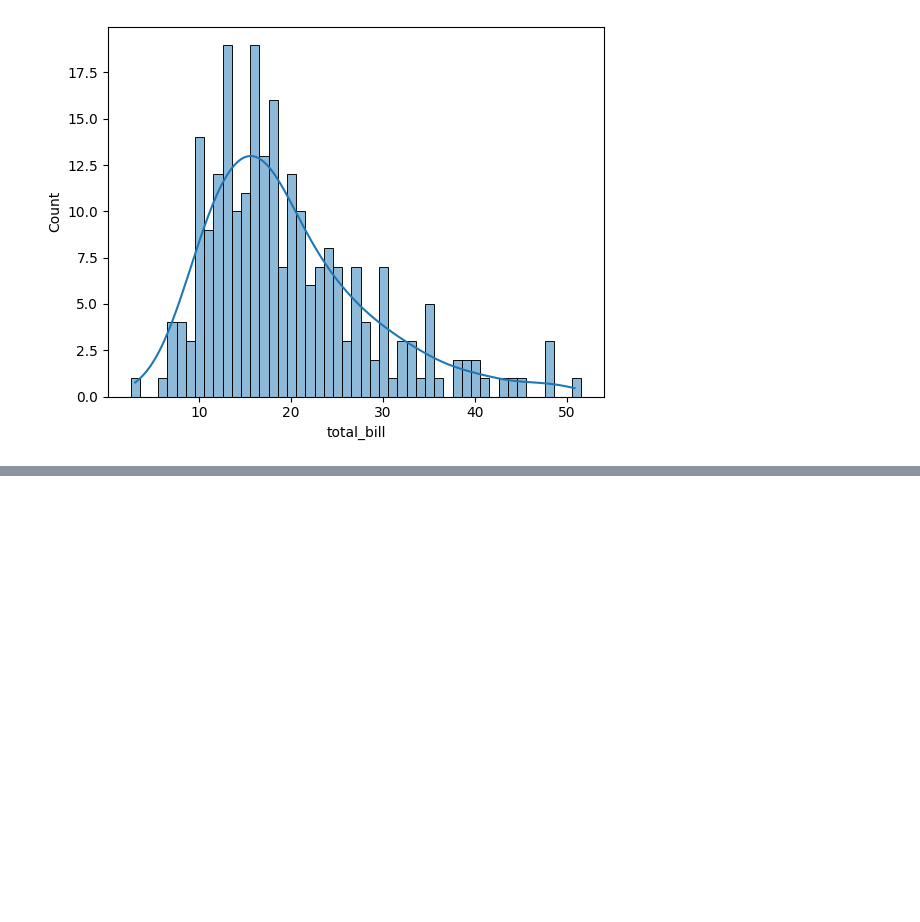
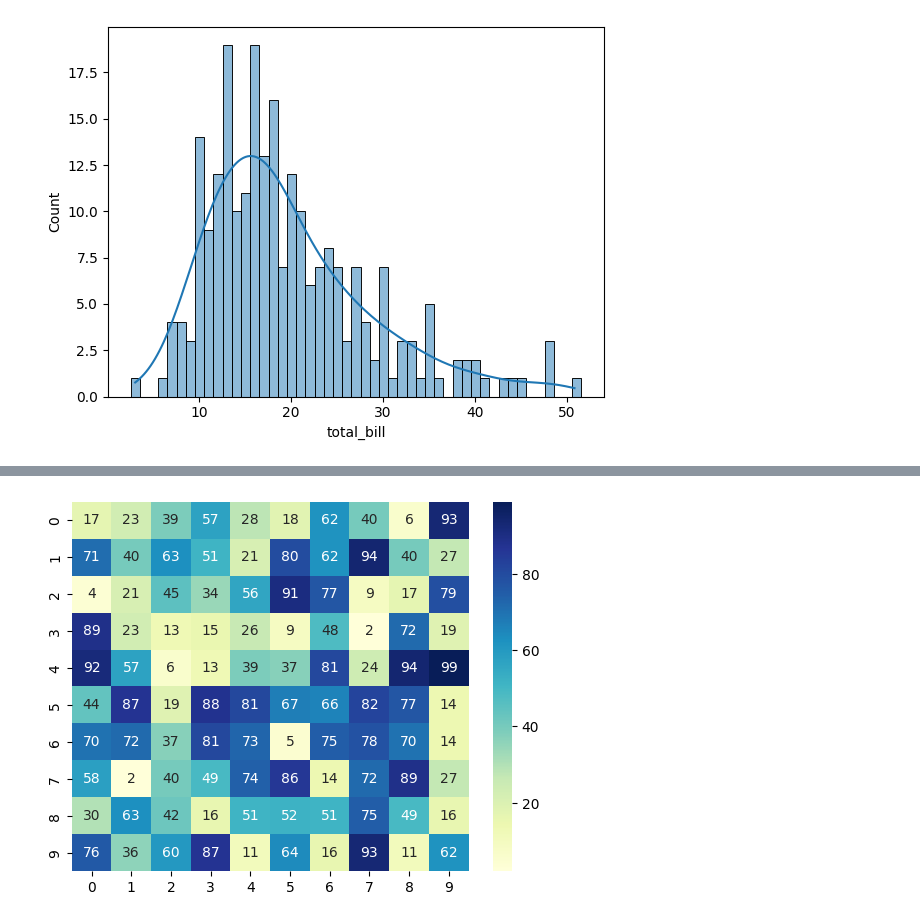
Before and after one commit to Vigneshprabhu078/Seaborn, a Jupyter notebook: Seaborn_practice_2.ipynb, the cells around one changed output, grey strips where cells are left out. Saved outputs shown, nothing was run; the diff lists cells and outputs as text; code cells hidden in the pictures; blank space fills up the shorter version.

```diff
--- a/Seaborn_practice_2.ipynb
+++ b/Seaborn_practice_2.ipynb
@@ -88,0 +125,5 @@ plt.show()
+# %%
+sns.heatmap(data, annot=True, cmap='YlGnBu', alpha=1) #annot - annotation , its shows the number
+plt.show()
+# %% [output]
+[figure, added]
```
Also changed, not shown: parts of 6 cells of this notebook.
